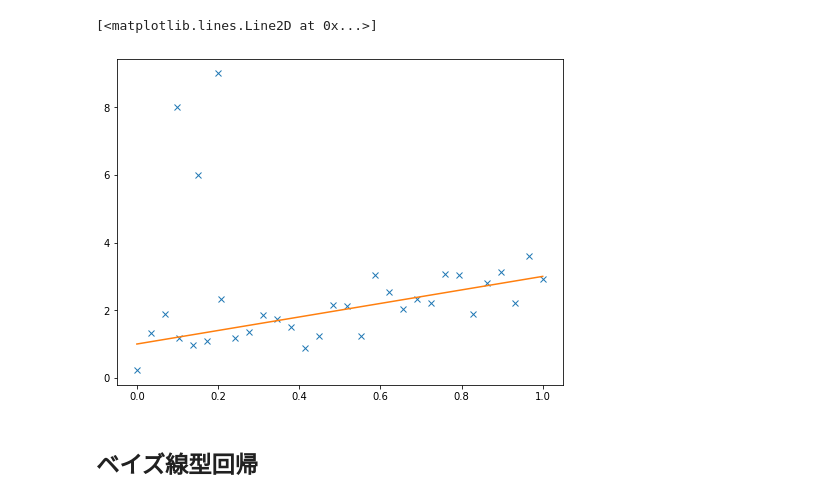
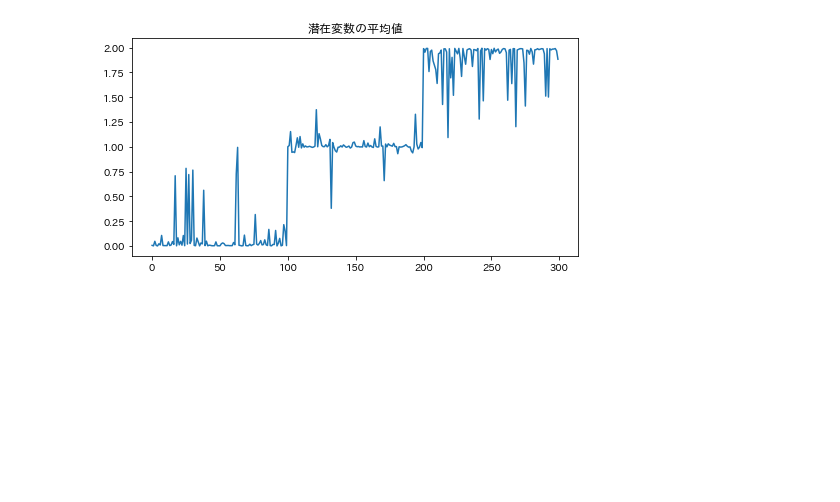
Before and after one commit to gomi-kuzu/practice_bayes_by_py, a Jupyter notebook: Ud_NPR_Ad_Sec2.ipynb, the cells around one changed output. Cells and saved outputs as stored; diff of their text form; code cells hidden in the pictures; blank space fills up the shorter version.

```diff
--- a/Ud_NPR_Ad_Sec2.ipynb
+++ b/Ud_NPR_Ad_Sec2.ipynb
@@ -32,2 +17,3 @@ data_observed = pd.DataFrame(dict(x=x_obs, y=y_obs))
 # %%
-numpyro.set_platform("cpu")
+numpyro.set_platform('cpu')
+numpyro.set_host_device_count(3) #使用CPUの数
@@ -39,0 +34,3 @@ y_observed = data_observed["y"].values
+# %%
+x_obs= np.concatenate([x0, x1, x2])
+x_obs = jnp.array(x_obs)
@@ -39,0 +62,29 @@ y_observed = data_observed["y"].values
+# %%
+def  model(K, x_obs):
+    N = len(x_obs) #クラスタ分けする集団のサイズ
+
+    #潜在変数のパラメタのπ事前分布
+    p = numpyro.sample("p", dist.Dirichlet(jnp.ones(K)))
+
+    #確率10%以下の少数集団が作られないように縛る
+    numpyro.factor("cond_cluster_size", jnp.where(jnp.min(p) > 0.1, 0, -jnp.inf))
+
+    #下２つ合わせてθの事前分布
+    mu = numpyro.sample("mu", dist.Normal(0, 10), sample_shape=(K,))#ガウス分布の平均パラメタの事前分布
+    sd = numpyro.sample("sd", dist.HalfNormal(5), sample_shape=(K,))#ガウス分布の分散パラメタの事前分布
+
+    # 順序の冗長性を縛る
+    order = jnp.all(jnp.diff(mu) > 0)
+    numpyro.factor("cond_cluster_order", jnp.where(order, 0, -jnp.inf))
+
+    s = numpyro.sample("cluster_index", dist.Categorical(p), sample_shape=(N,)) #潜在変数s
+    numpyro.sample("obs", dist.Normal(mu[s], sd[s]), obs=x_obs) #観測変数xの尤度分布
+# %%
+nuts = numpyro.infer.NUTS(model, target_accept_prob=0.95)
+kernel = numpyro.infer.DiscreteHMCGibbs(nuts) #離散変数の混ざったMCMC
+
+mcmc = numpyro.infer.MCMC(kernel, num_warmup=5000, num_samples=1000, num_chains=3)
+mcmc.run(jax.random.PRNGKey(0), 3, x_obs) #3より大きいクラスタサイズを指定すると"cond_cluster_size"の制約でエラーになる（Kのサイズは分かってなくてもよい）
+trace = mcmc.get_samples()
+
+idata = az.from_numpyro(mcmc)
@@ -40,9 +116,6 @@ y_observed = data_observed["y"].values
 # %%
-fig = plt.figure(figsize=(8, 6))
-plt.plot(x_observed, y_observed, "x")
-plt.plot(x_clean, y_clean)
+fig = plt.figure(figsize=(8, 4))
+plt.plot(trace["cluster_index"].mean(axis=0))
+plt.title("潜在変数の平均値");
 # %% [output]
-[<matplotlib.lines.Line2D at 0x...>]
-[figure, old version]
+[figure, new version]
-# %% [markdown]
-## ベイズ線型回帰
```
Also changed, not shown: parts of 25 cells of this notebook.
